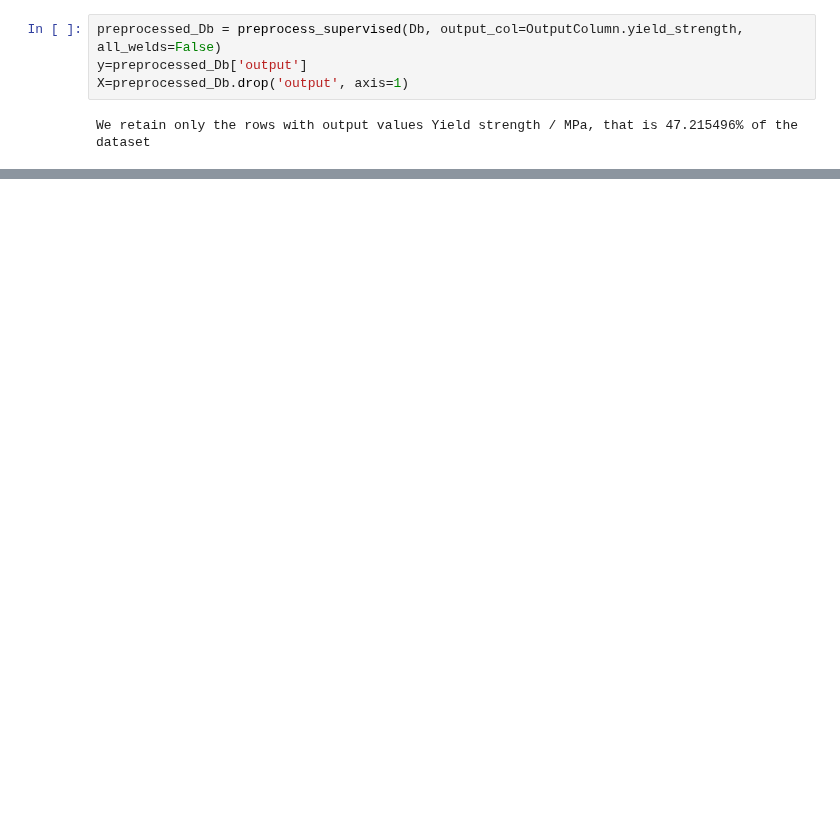
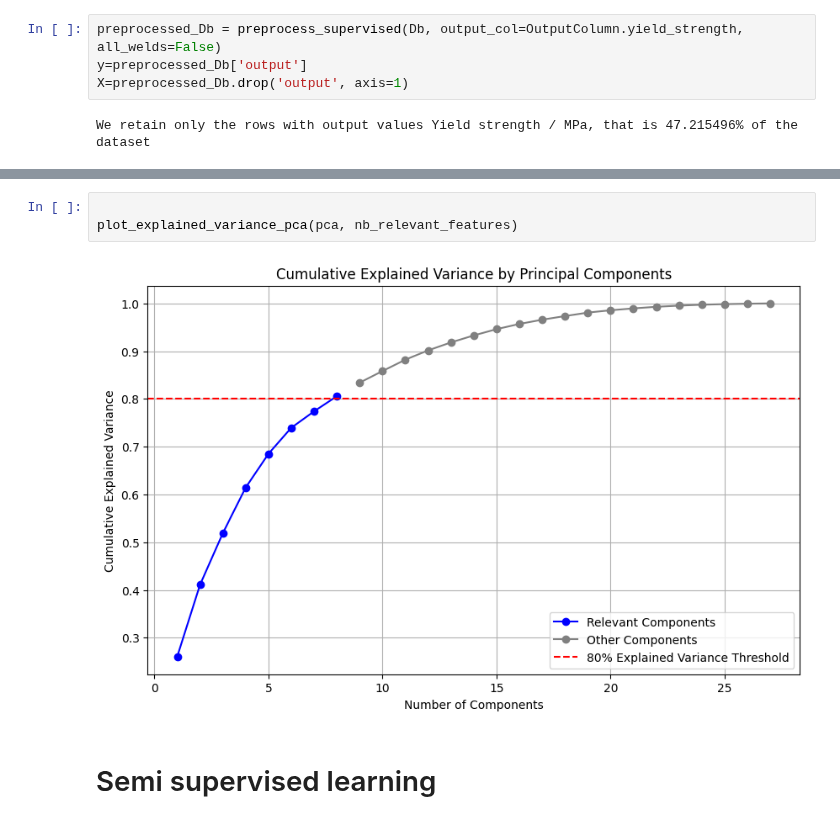
Before and after one commit to MatteoDebart/apprAuto-projet, a Jupyter notebook: tests.ipynb, the cells around one changed output, grey strips where cells are left out. Cells and saved outputs as stored; diff of their text form; blank space fills up the shorter version.

```diff
--- a/tests.ipynb
+++ b/tests.ipynb
@@ -114,0 +71,7 @@ plt.show()
+# %%
+
+plot_explained_variance_pca(pca, nb_relevant_features)
+# %% [output]
+[figure, added]
+# %% [markdown]
+# Semi supervised learning
```
Also changed, not shown: parts of 17 cells of this notebook, 4 other files.
